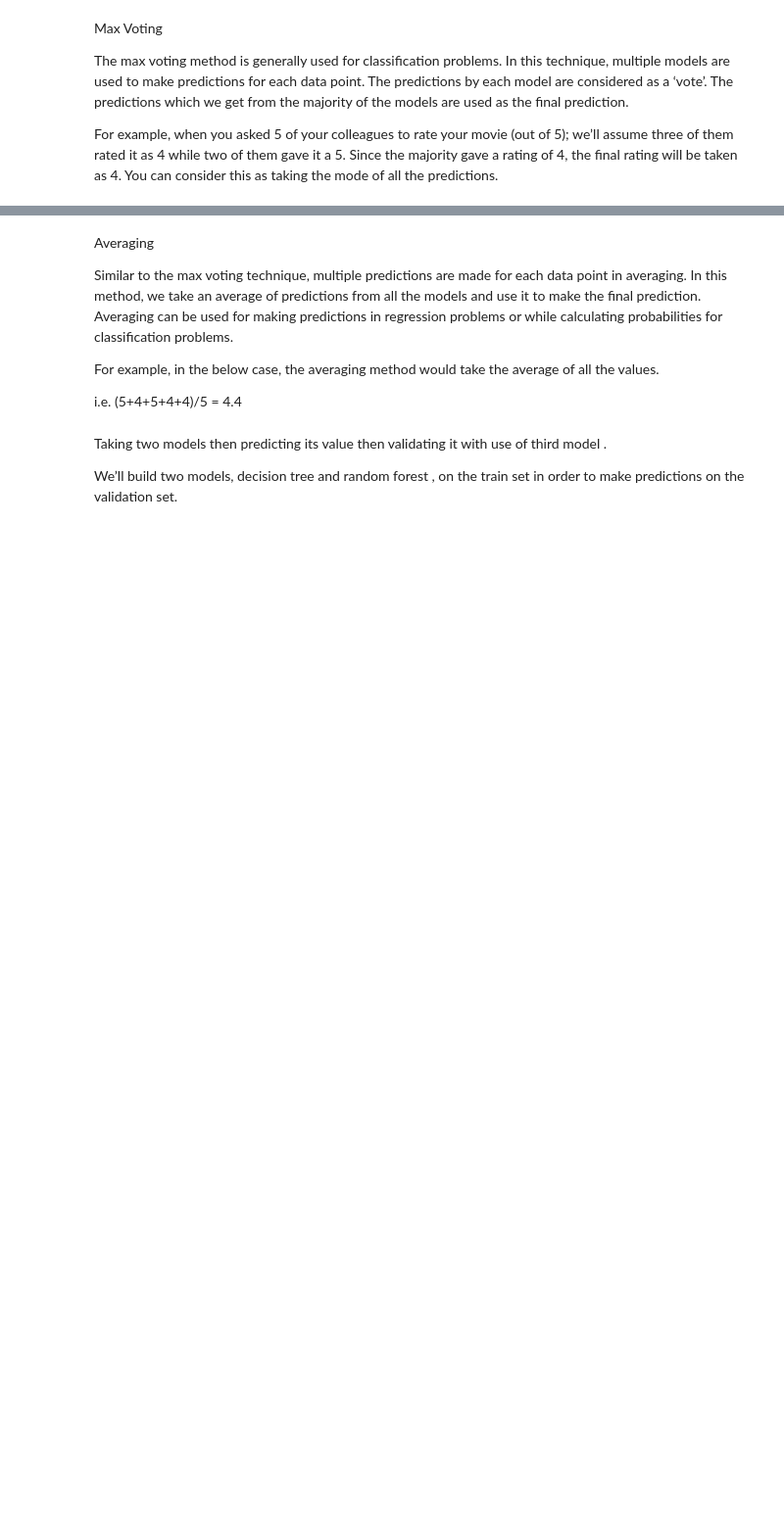
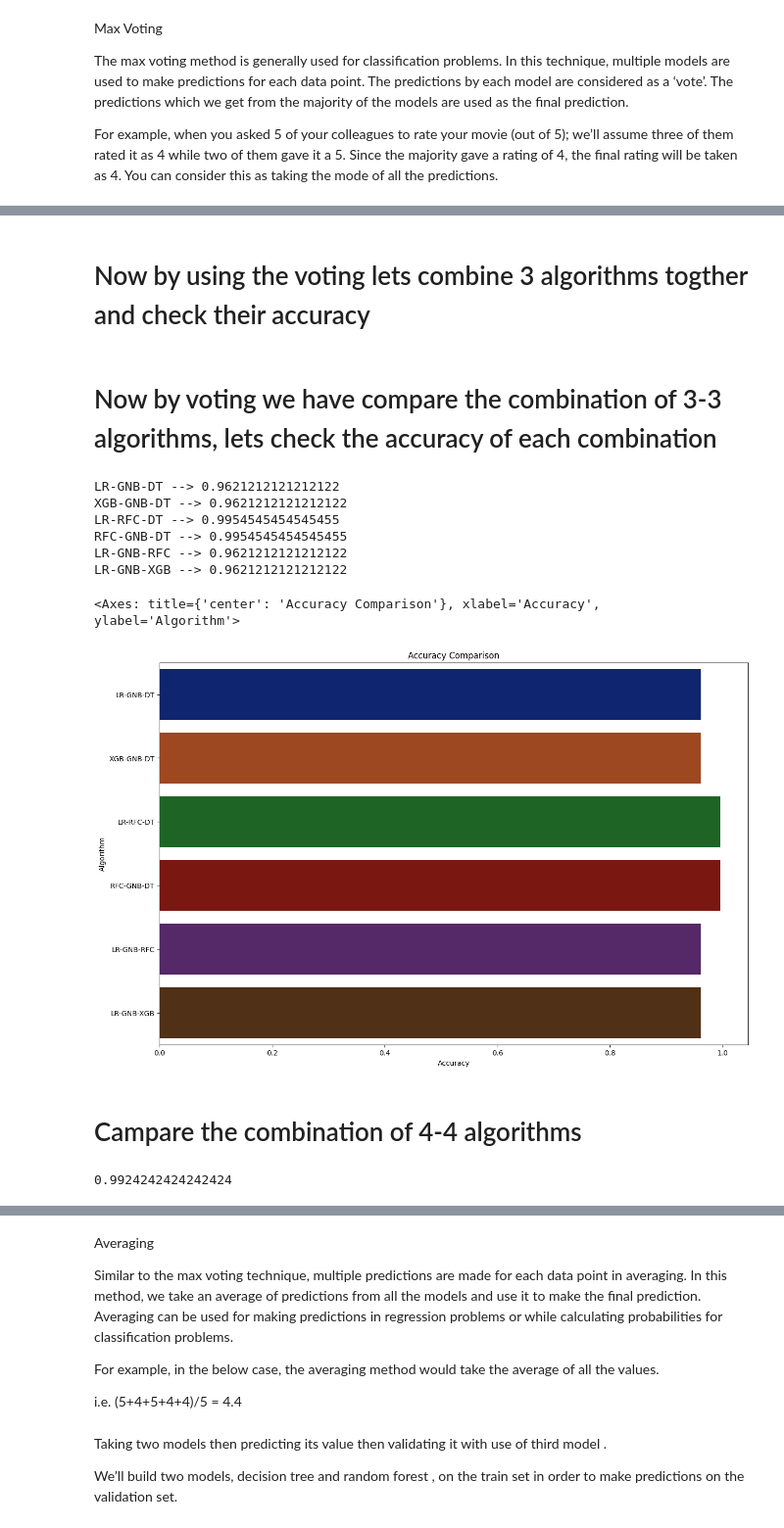
Before and after one commit to vivekrrg/FarmAssistantFrontEnd, a Jupyter notebook: fyp_base_model.ipynb, the cells around one changed output, grey strips where cells are left out. Shown: that part at 98% size. Cells and saved outputs as stored; diff of their text form; code cells hidden in the pictures; blank space fills up the shorter version.

```diff
--- a/fyp_base_model.ipynb
+++ b/fyp_base_model.ipynb
@@ -490,0 +521,2 @@ model.score(Xtest,Ytest)
+# %% [markdown]
+# Now by using the voting lets combine 3 algorithms togther and check their accuracy
@@ -490,0 +561,60 @@ model.score(Xtest,Ytest)
+# %%
+model1 = GaussianNB()
+model2 = RandomForestClassifier(random_state=1)
+model3= tree.DecisionTreeClassifier(random_state=1)
+model = VotingClassifier(estimators=[('gnb', model1), ('RFC', model2), ('dt', model2)], voting='hard')
+model.fit(Xtrain,Ytrain)
+x=model.score(Xtest,Ytest)
+acc.append(x)
+modelName.append("RFC-GNB-DT")
+# %%
+model1 = GaussianNB()
+model2 = xgb.XGBClassifier()
+model3= tree.DecisionTreeClassifier(random_state=1)
+model = VotingClassifier(estimators=[('gnb', model1), ('xgb', model2), ('dt', model2)], voting='hard')
+model.fit(Xtrain,Ytrain)
+x=model.score(Xtest,Ytest)
+acc.append(x)
+modelName.append("RFC-GNB-DT")
+# %%
+model1 = GaussianNB()
+model2 = LogisticRegression(random_state=1)
+model3= RandomForestClassifier(random_state=1)
+model = VotingClassifier(estimators=[('gnb', model1), ('lr', model2), ('RFC', model2)], voting='hard')
+model.fit(Xtrain,Ytrain)
+x=model.score(Xtest,Ytest)
+acc.append(x)
+modelName.append("LR-GNB-RFC")
+# %%
+model1 = GaussianNB()
+model2 = LogisticRegression(random_state=1)
+model3= xgb.XGBClassifier()
+model = VotingClassifier(estimators=[('gnb', model1), ('lr', model2), ('xgb', model2)], voting='hard')
+model.fit(Xtrain,Ytrain)
+x=model.score(Xtest,Ytest)
+acc.append(x)
+modelName.append("LR-GNB-XGB")
+# %% [markdown]
+# Now by voting we have compare the combination of 3-3 algorithms, lets check the accuracy of each combination
+# %%
+accuracy_models = dict(zip(modelName, acc))
+for k, v in accuracy_models.items():
+    print (k, '-->', v)
+# %% [output]
+LR-GNB-DT --> 0.9621212121212122
+XGB-GNB-DT --> 0.9621212121212122
+LR-RFC-DT --> 0.9954545454545455
+RFC-GNB-DT --> 0.9954545454545455
+LR-GNB-RFC --> 0.9621212121212122
+LR-GNB-XGB --> 0.9621212121212122
+# %%
+plt.figure(figsize=[15,10],dpi = 100)
+plt.title('Accuracy Comparison')
+plt.xlabel('Accuracy')
+plt.ylabel('Algorithm')
+sns.barplot(x = acc,y =modelName,palette='dark')
+# %% [output]
+<Axes: title={'center': 'Accuracy Comparison'}, xlabel='Accuracy', ylabel='Algorithm'>
+[figure, added]
+# %% [markdown]
+# Campare the combination of 4-4 algorithms
@@ -490,0 +681,4 @@ model.score(Xtest,Ytest)
+# %%
+x
+# %% [output]
+0.9924242424242424
```
Also changed, not shown: parts of 61 cells of this notebook.
